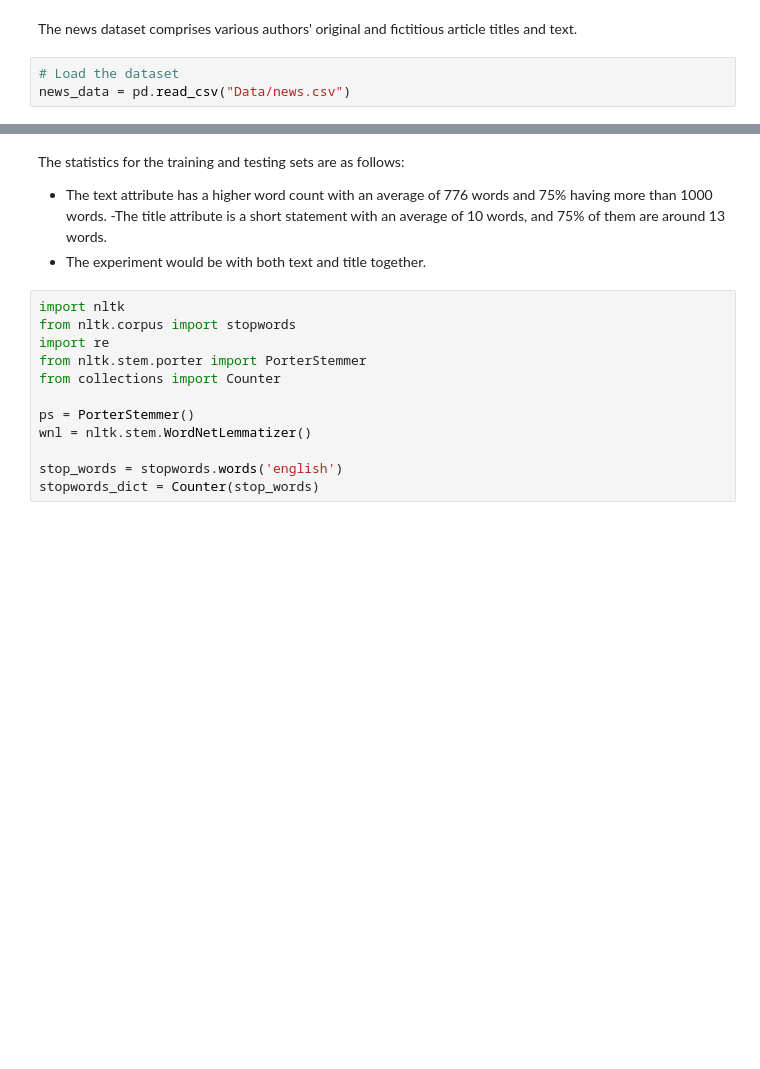
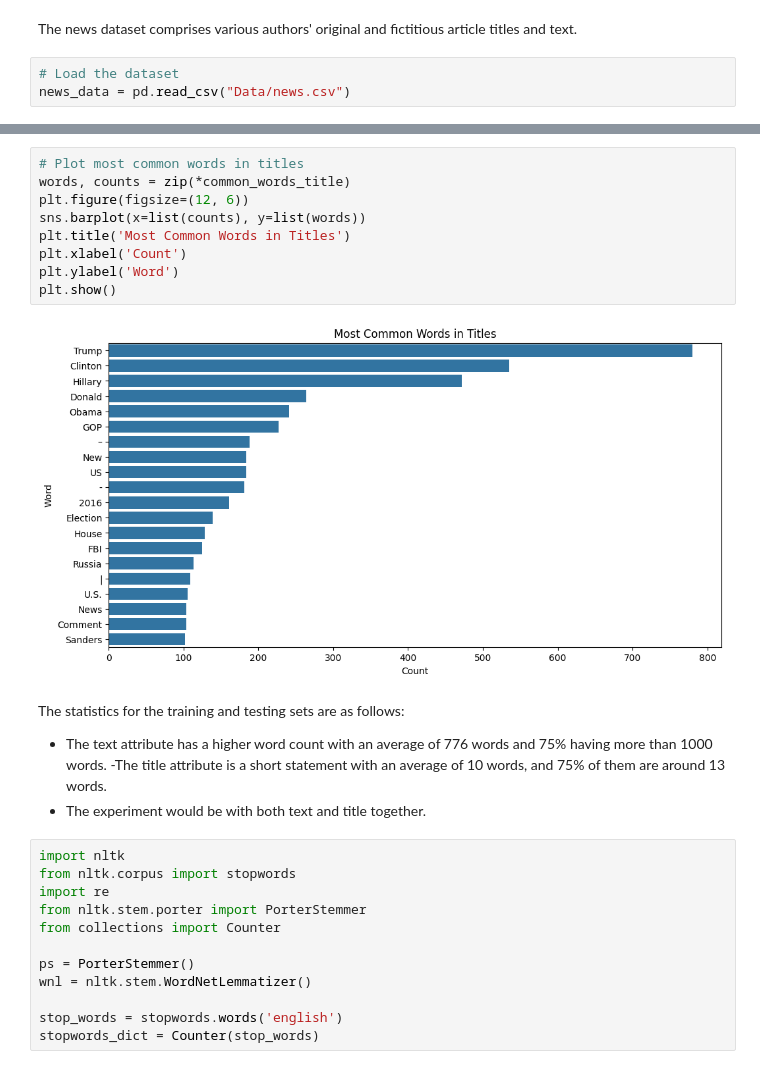
Before and after one commit to kyle-kyhu/ds_project, a Jupyter notebook: news_analysis.ipynb, the cells around one changed output, grey strips where cells are left out. Cells and saved outputs as stored; diff of their text form; blank space fills up the shorter version.

```diff
--- a/news_analysis.ipynb
+++ b/news_analysis.ipynb
@@ -40,3 +138,14 @@ title_length.describe()
+# %%
+# Plot most common words in titles
+words, counts = zip(*common_words_title)
+plt.figure(figsize=(12, 6))
+sns.barplot(x=list(counts), y=list(words))
+plt.title('Most Common Words in Titles')
+plt.xlabel('Count')
+plt.ylabel('Word')
+plt.show()
+# %% [output]
+[figure, added]
 # %% [markdown]
 The statistics for the training and testing sets are as follows:
 - The text attribute has a higher word count with an average of 776 words and 75% having more than 1000 words.
```
Also changed, not shown: parts of 21 cells of this notebook, 1 other file.
